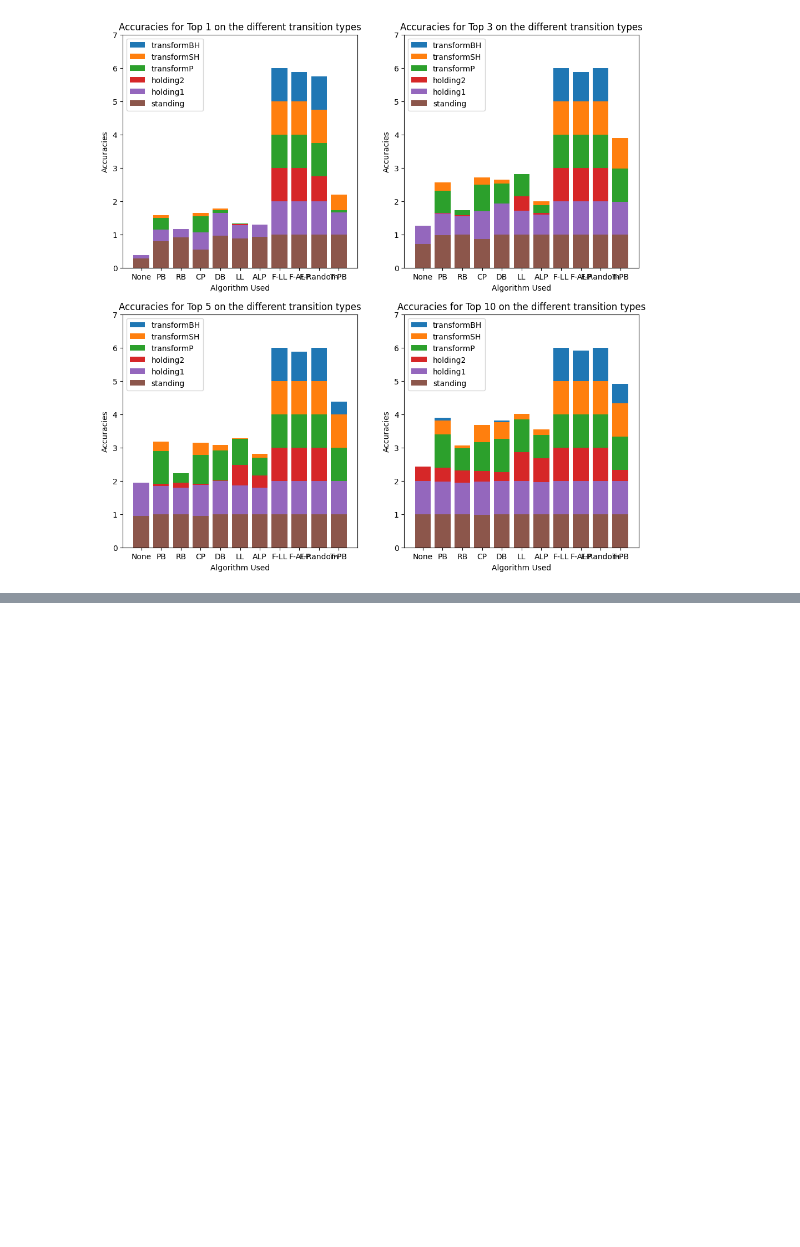
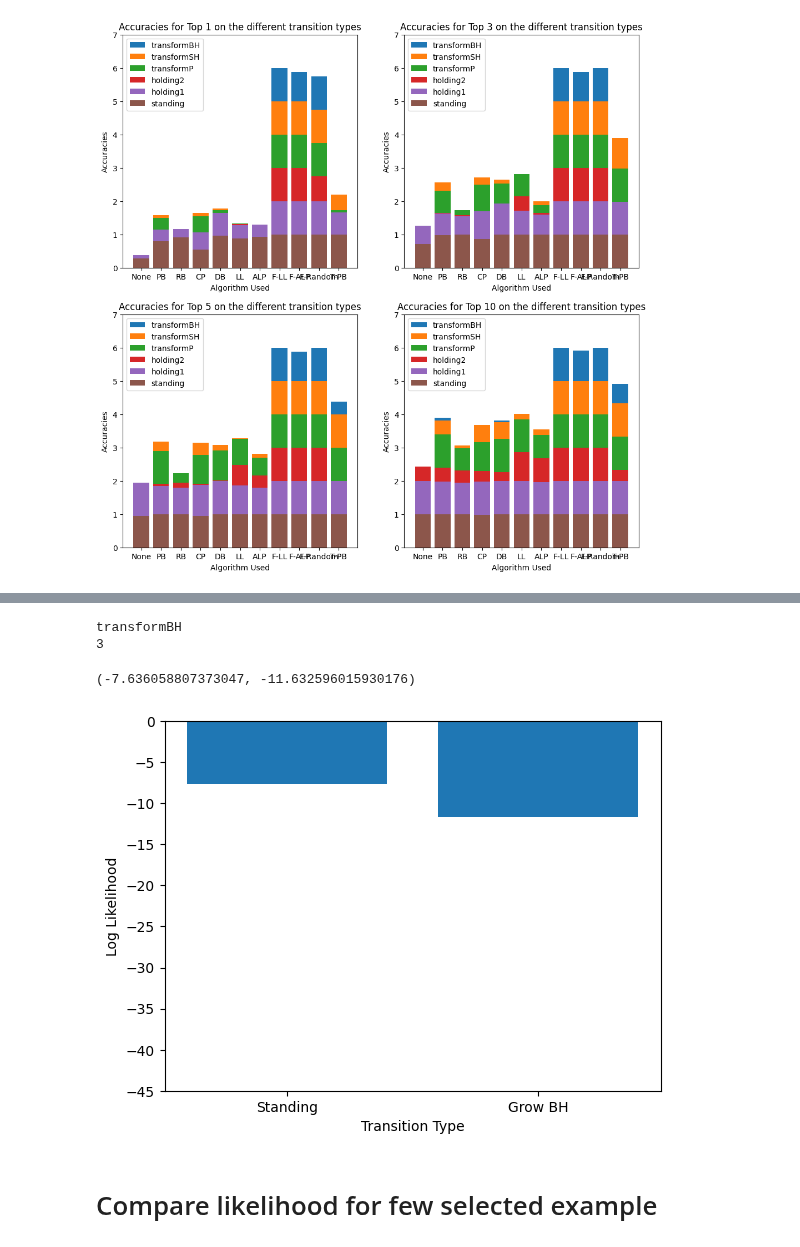
Before and after one commit to flowersteam/WorldLLM, a Jupyter notebook: plots/evaluate_worldmodel.ipynb, the cells around one changed output, grey strips where cells are left out. Cells and saved outputs as stored; diff of their text form; code cells hidden in the pictures; blank space fills up the shorter version.

Commit message:
plot: add analysis for specific rule and example

```diff
--- a/plots/evaluate_worldmodel.ipynb
+++ b/plots/evaluate_worldmodel.ipynb
@@ -73,7 +73,7 @@ import os
 # print(len(all_rules), len(algorithm_used))
 # %%
 # Load the data from the file
-with open("../outputs/scores/scores.json", "r", encoding="utf-8") as f:
+with open("../outputs/scores/previous_scores.json", "r", encoding="utf-8") as f:
     data = json.load(f)
     all_scores = data["scores"] #(nb_episodes, nb_transitions, nb_rules, nb_possibilities)
     all_rules = data["rules"] #(nb_rules)
@@ -256,0 +283,26 @@ plt.show()
+# %%
+indices = (3,18)
+standing_index = 23
+print(all_transition_type[indices[0]] [indices[1]][all_index_true[indices[0]][indices[1]]])
+print(all_index_true[indices[0]][indices[1]])
+# %% [output]
+transformBH
+3
+# %%
+index_rule = 7
+all_scores[indices[0]][indices[1]][index_rule][standing_index],all_scores[indices[0]][indices[1]][index_rule][all_index_true[indices[0]][indices[1]]]
+# %% [output]
+(-7.636058807373047, -11.632596015930176)
+# %%
+index_rule = 7
+values = [all_scores[indices[0]][indices[1]][index_rule][standing_index],all_scores[indices[0]][indices[1]][index_rule][all_index_true[indices[0]][indices[1]]]]
+plt.figure()
+plt.bar(["Standing","Grow BH", ], values)
+plt.ylabel("Log Likelihood")
+plt.xlabel("Transition Type")
+plt.ylim(-45,0)
+plt.show()
+# %% [output]
+[figure, added]
+# %% [markdown]
+# Compare likelihood for few selected example
```
Also changed, not shown: parts of 5 cells of this notebook.
